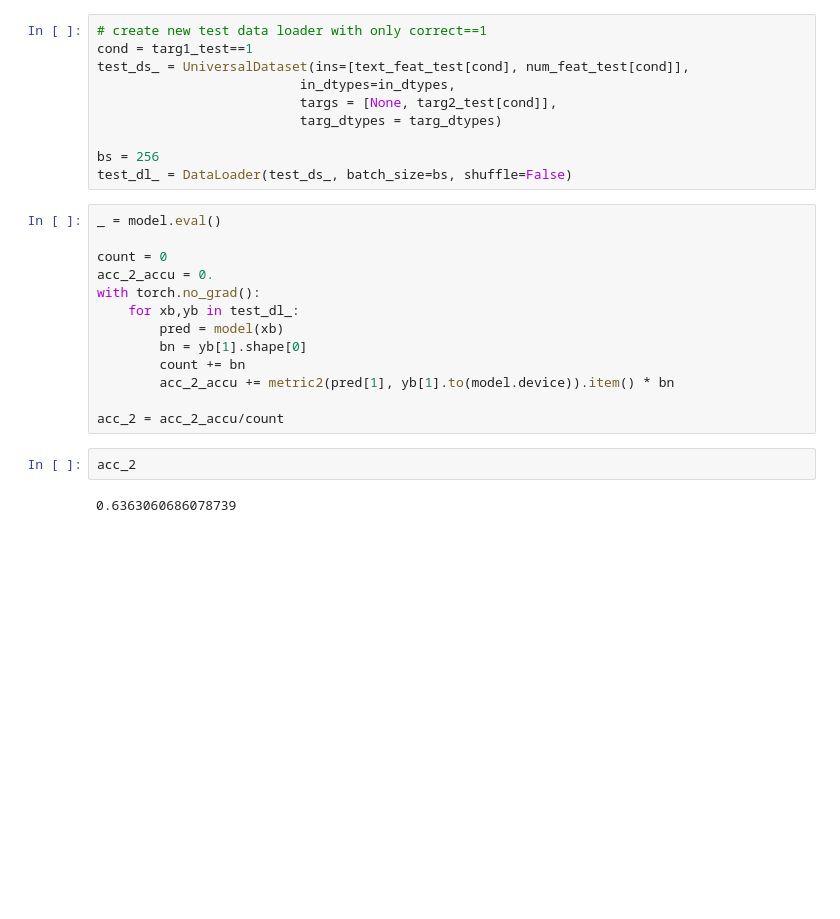
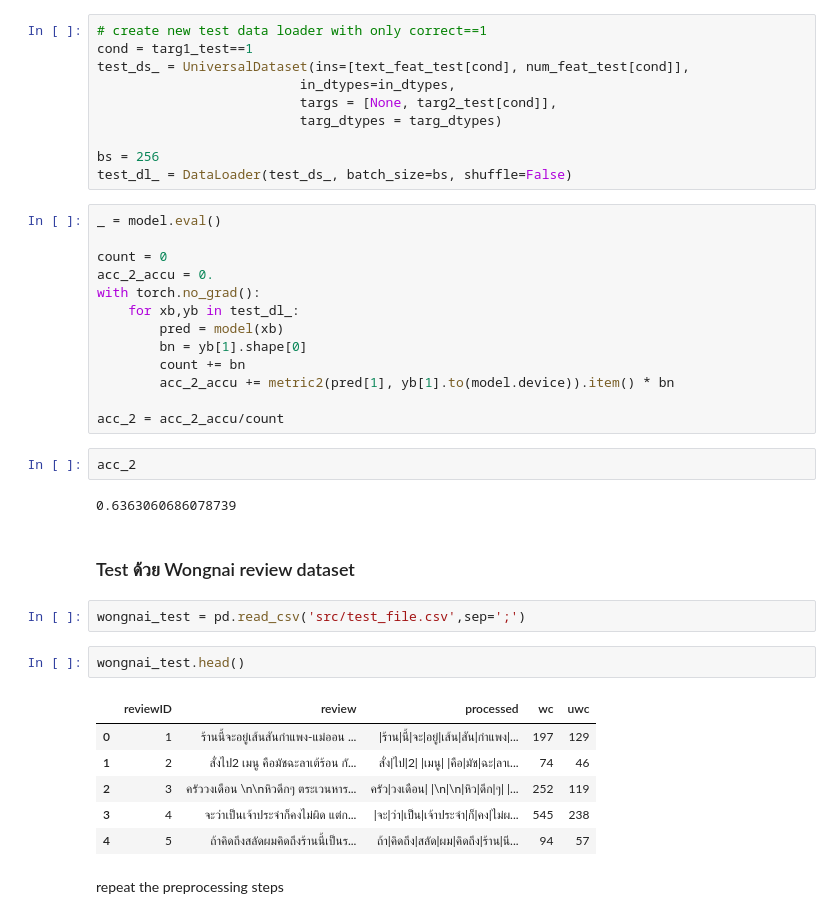
Before and after one commit to witchapong/amazon-thai-fake-review-classification, a Jupyter notebook: Benchmark-final.ipynb, the cells around one changed output. Drawn from its saved outputs; the diff is of its cells as text; blank space fills up the shorter version.

```diff
--- a/Benchmark-final.ipynb
+++ b/Benchmark-final.ipynb
@@ -977,3 +1031,18 @@ acc_2 = acc_2_accu/count
 acc_2
 # %% [output]
 0.6363060686078739
+# %% [markdown]
+### Test ด้วย Wongnai review dataset
+# %%
+wongnai_test = pd.read_csv('src/test_file.csv',sep=';')
+# %%
+wongnai_test.head()
+# %% [output]
+|  | reviewID | review | processed | wc | uwc |
+| 0 | 1 | ร้านนี้จะอยู่เส้นสันกำแพง-แม่ออน ... | |ร้าน|นี้|จะ|อยู่|เส้น|สัน|กำแพง|... | 197 | 129 |
+| 1 | 2 | สั่งไป2 เมนู คือมัชฉะลาเต้ร้อน กั... | สั่ง|ไป|2| |เมนู| |คือ|มัช|ฉะ|ลาเ... | 74 | 46 |
+| 2 | 3 | ครัววงเดือน \n\nหิวดึกๆ ตระเวนหาร... | ครัว|วงเดือน| |\n|\n|หิว|ดึก|ๆ| |... | 252 | 119 |
+| 3 | 4 | จะว่าเป็นเจ้าประจำก็คงไม่ผิด แต่ก... | |จะ|ว่า|เป็น|เจ้าประจำ|ก็|คง|ไม่ผ... | 545 | 238 |
+| 4 | 5 | ถ้าคิดถึงสลัดผมคิดถึงร้านนี้เป็นร... | ถ้า|คิดถึง|สลัด|ผม|คิดถึง|ร้าน|นี... | 94 | 57 |
+# %% [markdown]
+repeat the preprocessing steps
```
Also changed, not shown: parts of 48 cells of this notebook.
